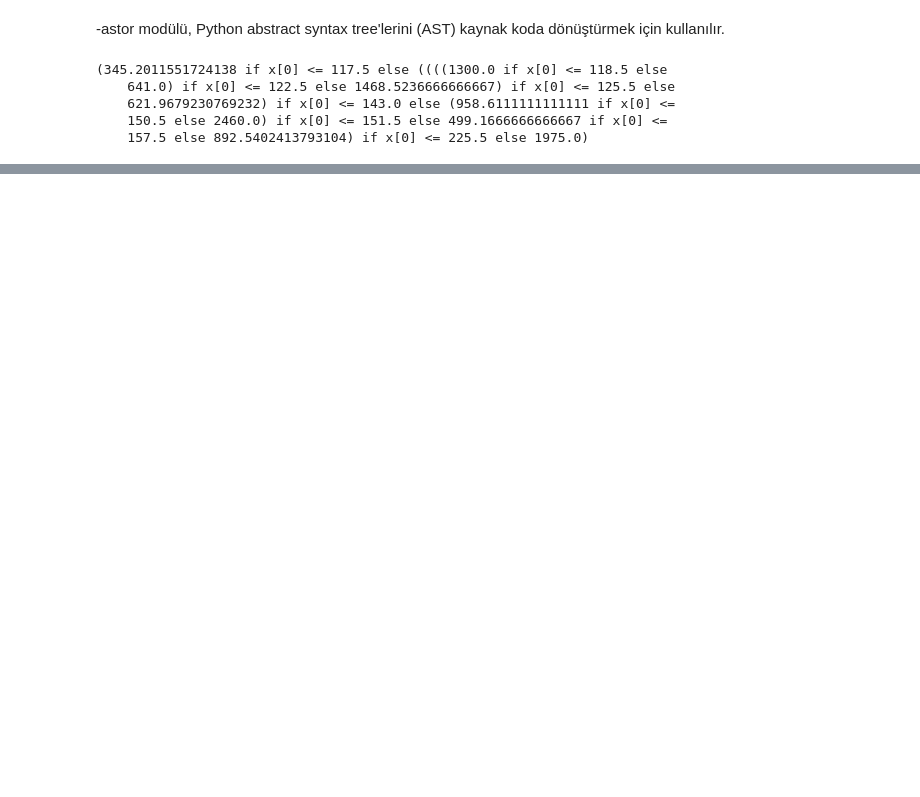
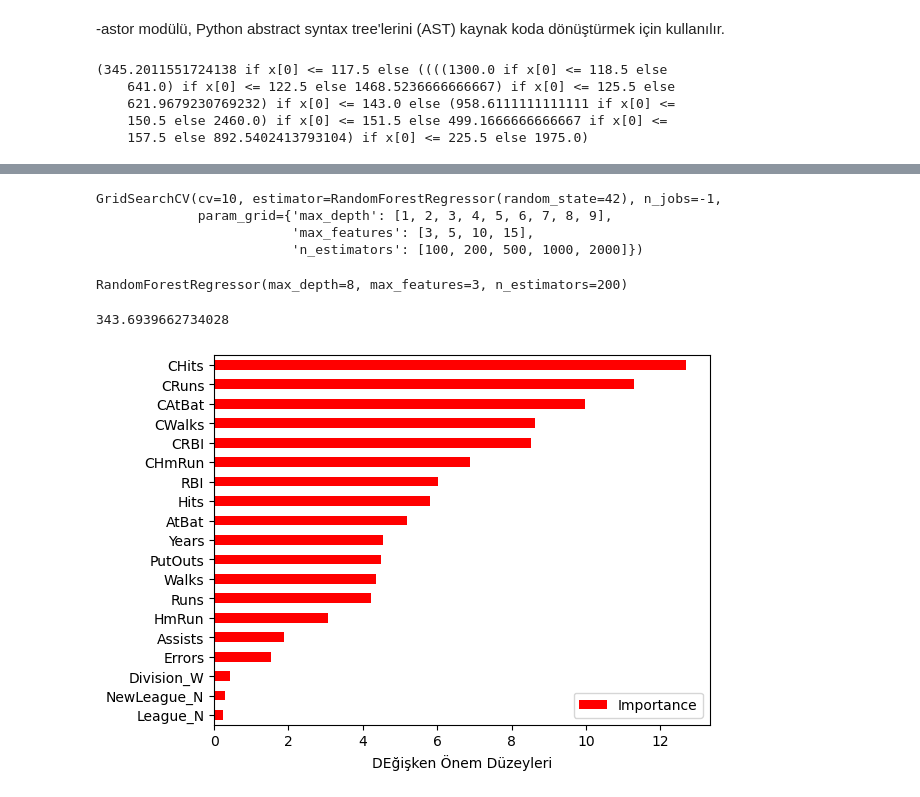
Before and after one commit to abdurrezzakekidi/DataScienceJourney, a Jupyter notebook: data science/ML_Nonlinear_Regression_Models.ipynb, the cells around one changed output, grey strips where cells are left out. Saved outputs shown, nothing was run; the diff lists cells and outputs as text; code cells hidden in the pictures; blank space fills up the shorter version.

```diff
--- a/data science/ML_Nonlinear_Regression_Models.ipynb
+++ b/data science/ML_Nonlinear_Regression_Models.ipynb
@@ -537,0 +800,15 @@ print(skompile(cart_model.predict).to('python/code'))
+# %%
+rf_cv_model.fit(X_train, y_train)
+# %% [output]
+GridSearchCV(cv=10, estimator=RandomForestRegressor(random_state=42), n_jobs=-1,
+             param_grid={'max_depth': [1, 2, 3, 4, 5, 6, 7, 8, 9],
+                         'max_features': [3, 5, 10, 15],
+                         'n_estimators': [100, 200, 500, 1000, 2000]})
+# %%
+rf_tuned = RandomForestRegressor(max_depth=8,
+                                 max_features=3,
+                                 n_estimators=200)
+# %%
+rf_tuned.fit(X_train, y_train)
+# %% [output]
+RandomForestRegressor(max_depth=8, max_features=3, n_estimators=200)
@@ -537,0 +817,15 @@ print(skompile(cart_model.predict).to('python/code'))
+# %%
+np.sqrt(mean_squared_error(y_test, y_pred))
+# %% [output]
+343.6939662734028
+# %%
+Importance = pd.DataFrame({"Importance": rf_tuned.feature_importances_*100},
+                         index=X_train.columns)
+# %%
+# degiskenlerin bagimli degiskene hatalari olan etkilerine gore  anlamliliklarini gorsellestirdik.
+Importance.sort_values(by = "Importance",
+                       axis = 0,
+                       ascending = True).plot(kind = "barh",color = "r")
+plt.xlabel("DEğişken Önem Düzeyleri");
+# %% [output]
+[figure, added]
```
Also changed, not shown: parts of 139 cells of this notebook.
